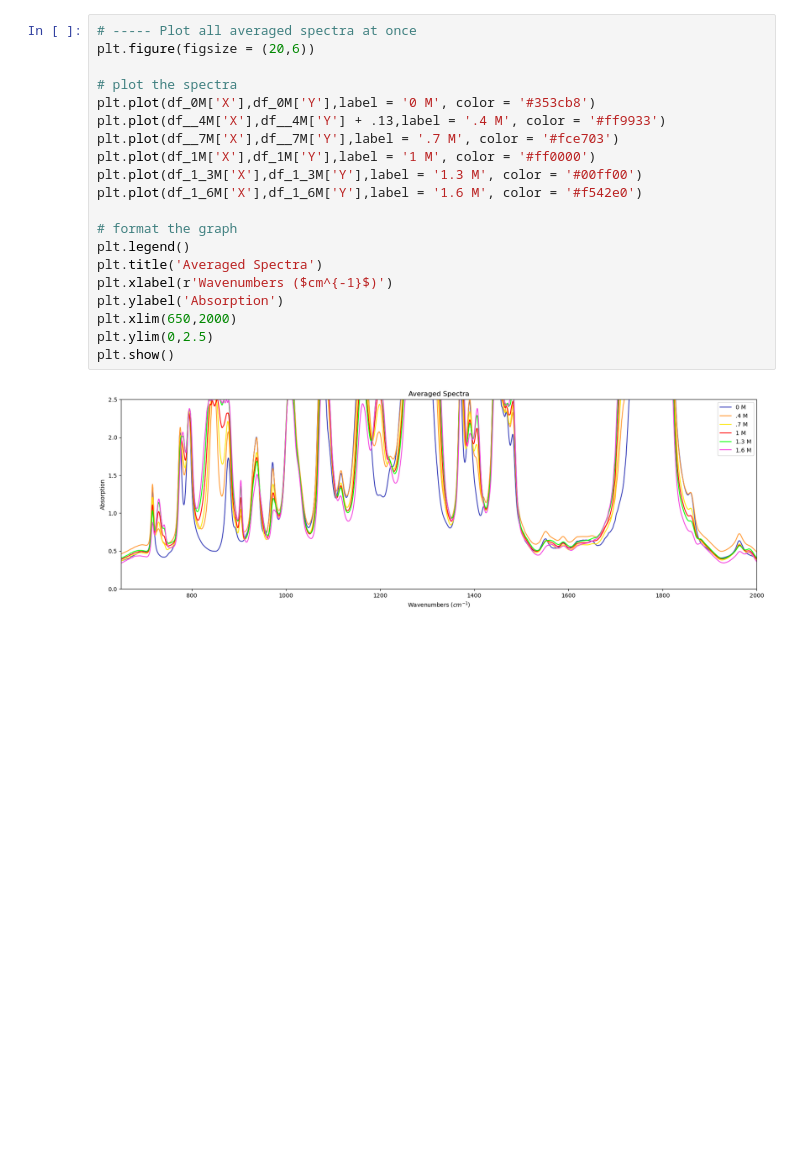
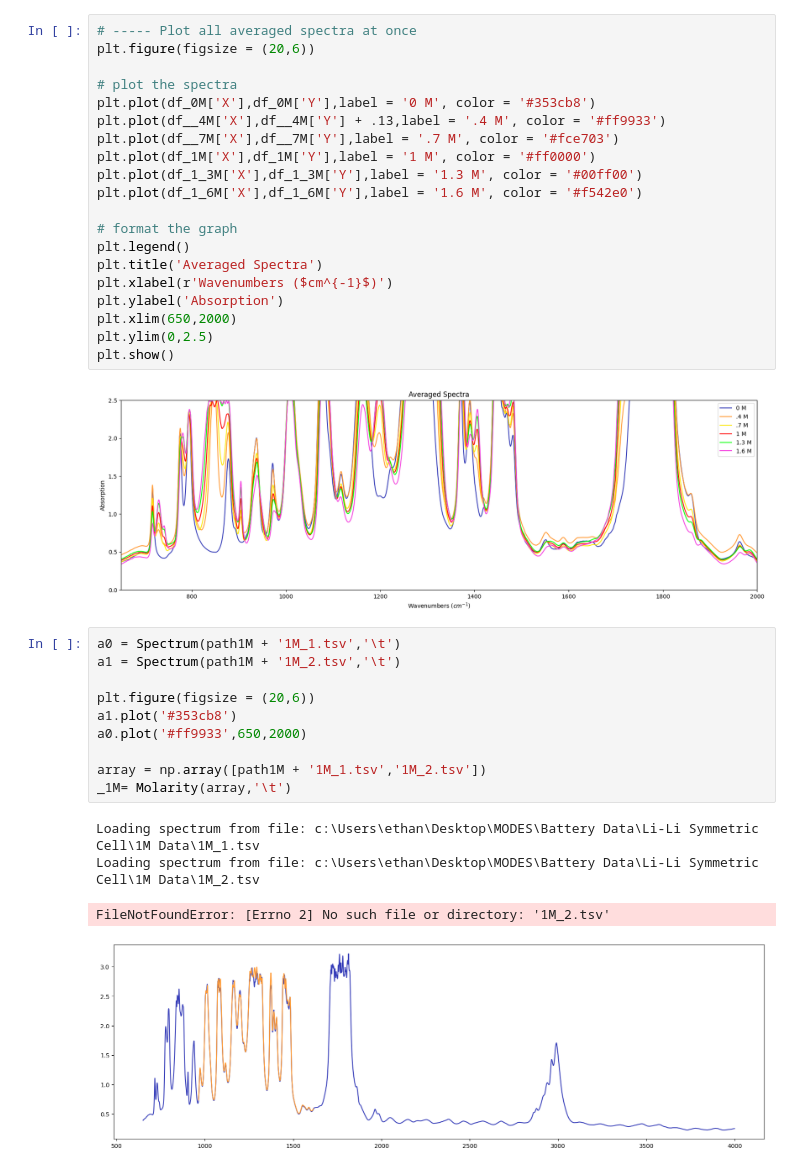
Before and after one commit to MODESBYU/MODES, a Jupyter notebook: Battery Data/Li-Li Symmetric Cell/Diagnostics/Averaging.ipynb, the cells around one changed output. Saved outputs shown, nothing was run; the diff lists cells and outputs as text; blank space fills up the shorter version.

```diff
--- a/Battery Data/Li-Li Symmetric Cell/Diagnostics/Averaging.ipynb
+++ b/Battery Data/Li-Li Symmetric Cell/Diagnostics/Averaging.ipynb
@@ -188,3 +188,18 @@ plt.ylim(0,2.5)
 plt.show()
 # %% [output]
 [figure]
+# %%
+a0 = Spectrum(path1M + '1M_1.tsv','\t')
+a1 = Spectrum(path1M + '1M_2.tsv','\t')
+
+plt.figure(figsize = (20,6))
+a1.plot('#353cb8')
+a0.plot('#ff9933',650,2000)
+
+array = np.array([path1M + '1M_1.tsv','1M_2.tsv'])
+_1M= Molarity(array,'\t')
+# %% [output]
+Loading spectrum from file: c:\Users\ethan\Desktop\MODES\Battery Data\Li-Li Symmetric Cell\1M Data\1M_1.tsv
+Loading spectrum from file: c:\Users\ethan\Desktop\MODES\Battery Data\Li-Li Symmetric Cell\1M Data\1M_2.tsv
+FileNotFoundError: [Errno 2] No such file or directory: '1M_2.tsv'
+[figure, added]
```
Also changed, not shown: parts of 1 cell of this notebook, 2 other files.
